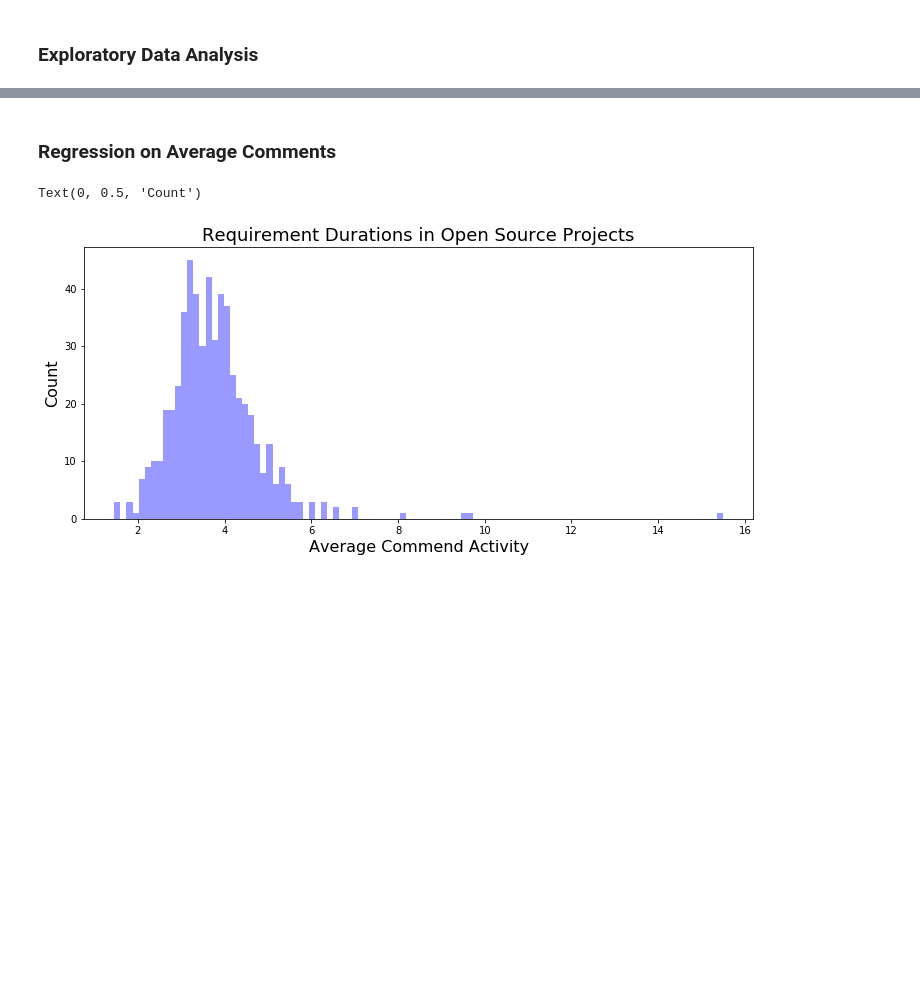
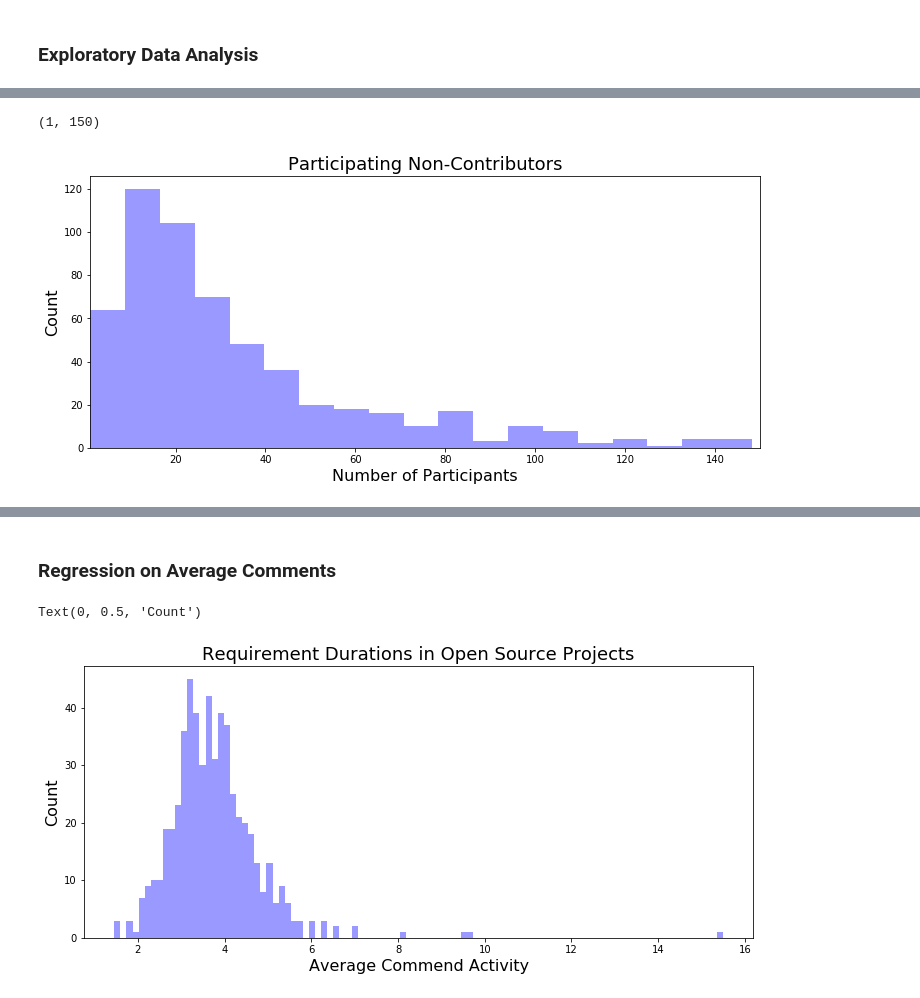
Before and after one commit to MthwRobinson/dissertation-research, a Jupyter notebook: research-notebooks/2-journal-article.ipynb, the cells around one changed output, grey strips where cells are left out. Drawn from its saved outputs; the diff is of its cells as text; code cells hidden in the pictures; blank space fills up the shorter version.

```diff
--- a/research-notebooks/2-journal-article.ipynb
+++ b/research-notebooks/2-journal-article.ipynb
@@ -162,0 +160,10 @@ Text(0, 0.5, 'Crowd Pct')
+# %%
+plt.figure(figsize=(12, 5))
+sns.distplot(all_data['num_users'], kde=False, color='blue', bins=40)
+plt.title('Participating Non-Contributors', fontsize=18)
+plt.xlabel('Number of Participants', fontsize=16)
+plt.ylabel('Count', fontsize=16)
+plt.xlim([1, 150])
+# %% [output]
+(1, 150)
+[figure, added]
```
Also changed, not shown: parts of 9 cells of this notebook.
